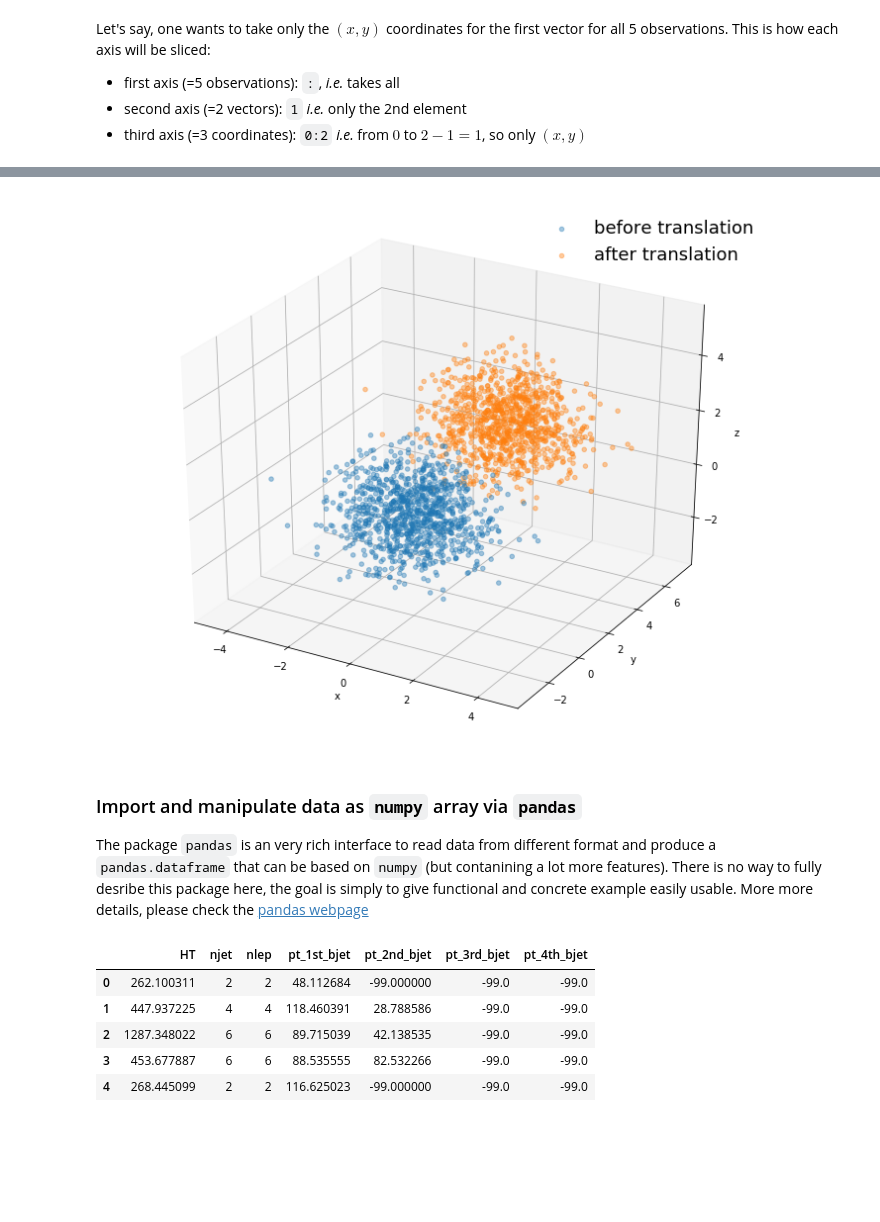
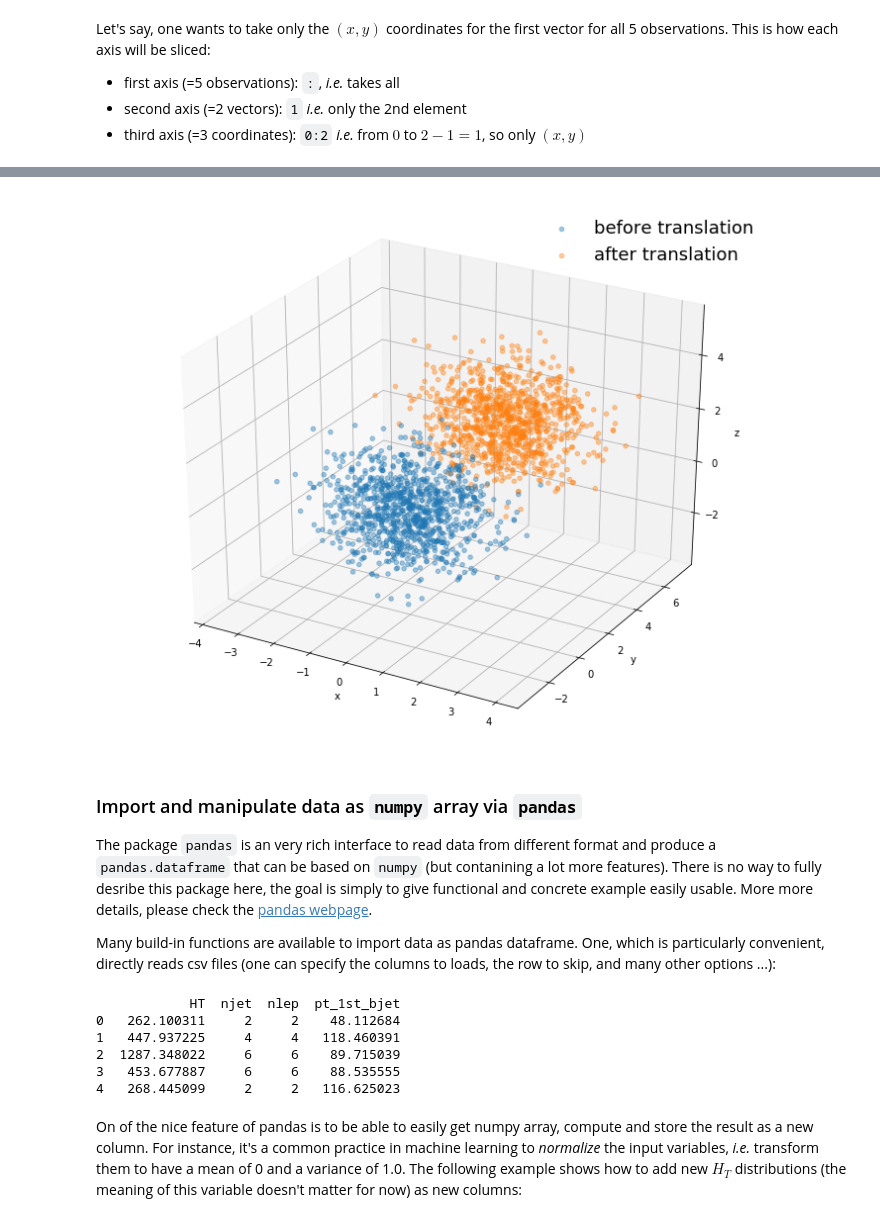
Before and after one commit to MLatCezeaux/intro_numpy, a Jupyter notebook: section1/NumpyIntroduction.ipynb, the cells around one changed output, grey strips where cells are left out. Saved outputs shown, nothing was run; the diff lists cells and outputs as text; code cells hidden in the pictures; blank space fills up the shorter version.

```diff
--- a/section1/NumpyIntroduction.ipynb
+++ b/section1/NumpyIntroduction.ipynb
@@ -412,0 +483,3 @@ ax = plt.ylim(-3, 3)
+# %%
+xi, yi, zi = data[:,0], data[:,1], data[:,2]
+xf, yf, zf = data_trans[:,0], data_trans[:,1], data_trans[:,2]
@@ -413,39 +488,36 @@ ax = plt.ylim(-3, 3)
 # %%
-# Making 3D positions and translate them using broadcasting
-data = np.random.normal(size=(1000, 3))
-r0 = np.array([1, 4, 2])
-data_trans = data + r0
-
-# import the needed extension to plot in 3D
 from mpl_toolkits import mplot3d
-
-# Plotting the data before and after translation
-fi = plt.figure(figsize=(12,10))
+fig = plt.figure(figsize=(12,10))
 ax = plt.axes(projection='3d')
-_ = ax.scatter3D(data[:,0], data[:,1], data[:,2], alpha=0.4, label='before translation')
-_ = ax.scatter(data_trans[:,0], data_trans[:,1], data_trans[:,2], alpha=0.4, label='after translation')
+_ = ax.scatter3D(xi, yi, zi, alpha=0.4, label='before translation')
+_ = ax.scatter3D(xf, yf, zf, alpha=0.4, label='after translation')
 _ = ax.set_xlabel('x')
 _ = ax.set_ylabel('y')
 _ = ax.set_zlabel('z')
 _ = ax.legend(frameon=False, fontsize=18)
 # %% [output]
-[figure, old version]
+[figure, new version]
 # %% [markdown]
 ### Import and manipulate data as `numpy` array via `pandas`
 
-The package `pandas` is an very rich interface to read data from different format and produce a `pandas.dataframe` that can be based on `numpy` (but contanining a lot more features). There is no way to fully desribe this package here, the goal is simply to give functional and concrete example easily usable. More more details, please check the [pandas webpage](https://pandas.pydata.org/)
+The package `pandas` is an very rich interface to read data from different format and produce a `pandas.dataframe` that can be based on `numpy` (but contanining a lot more features). There is no way to fully desribe this package here, the goal is simply to give functional and concrete example easily usable. More more details, please check the [pandas webpage](https://pandas.pydata.org/).
+
+
+Many build-in functions are available to import data as pandas dataframe. One, which is particularly convenient, directly reads csv files (one can specify the columns to loads, the row to skip, and many other options ...):
 # %%
 import pandas as pd
-cols_to_keep = ['HT', 'nlep', 'njet', 'pt_1st_bjet', 'pt_2nd_bjet', 'pt_3rd_bjet', 'pt_4th_bjet']
+cols_to_keep = ['HT', 'nlep', 'njet', 'pt_1st_bjet']
 df = pd.read_csv('ttW.csv', usecols=cols_to_keep)
-df.head()
+print(df.head())
 # %% [output]
-|  | HT | njet | nlep | pt_1st_bjet | pt_2nd_bjet | pt_3rd_bjet | pt_4th_bjet |
-| 0 | 262.100311 | 2 | 2 | 48.112684 | -99.000000 | -99.0 | -99.0 |
-| 1 | 447.937225 | 4 | 4 | 118.460391 | 28.788586 | -99.0 | -99.0 |
-| 2 | 1287.348022 | 6 | 6 | 89.715039 | 42.138535 | -99.0 | -99.0 |
-| 3 | 453.677887 | 6 | 6 | 88.535555 | 82.532266 | -99.0 | -99.0 |
-| 4 | 268.445099 | 2 | 2 | 116.625023 | -99.000000 | -99.0 | -99.0 |
+            HT  njet  nlep  pt_1st_bjet
+0   262.100311     2     2    48.112684
+1   447.937225     4     4   118.460391
+2  1287.348022     6     6    89.715039
+3   453.677887     6     6    88.535555
+4   268.445099     2     2   116.625023
+# %% [markdown]
+On of the nice feature of pandas is to be able to easily get numpy array, compute and store the result as a new column. For instance, it's a common practice in machine learning to *normalize* the input variables, *i.e.* transform them to have a mean of 0 and a variance of 1.0. The following example shows how to add new $H_T$ distributions (the meaning of this variable doesn't matter for now) as new columns:
 # %%
 # Get a numpy arrays
 ht = df['HT'].values
```
Also changed, not shown: parts of 53 cells of this notebook, 2 other files.
